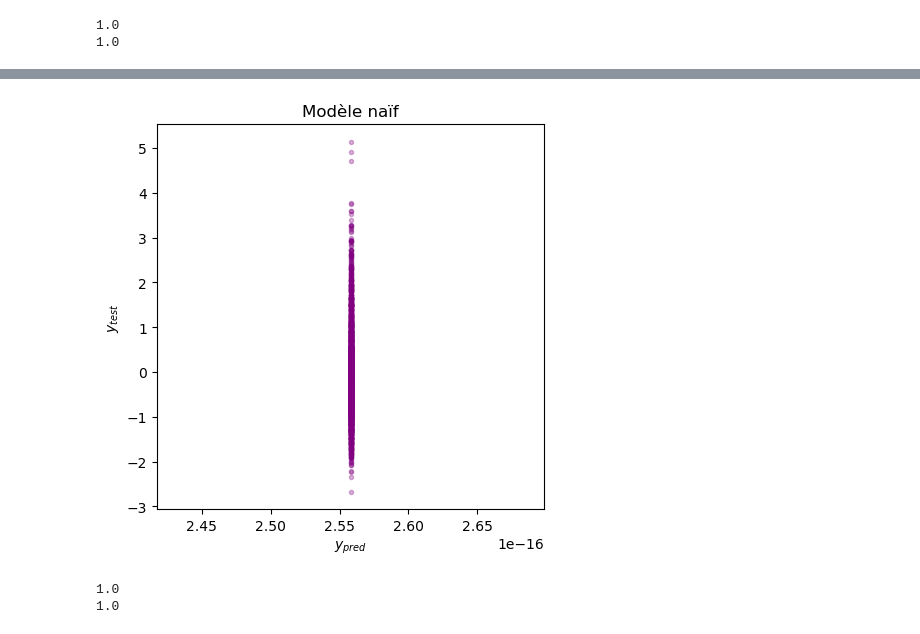
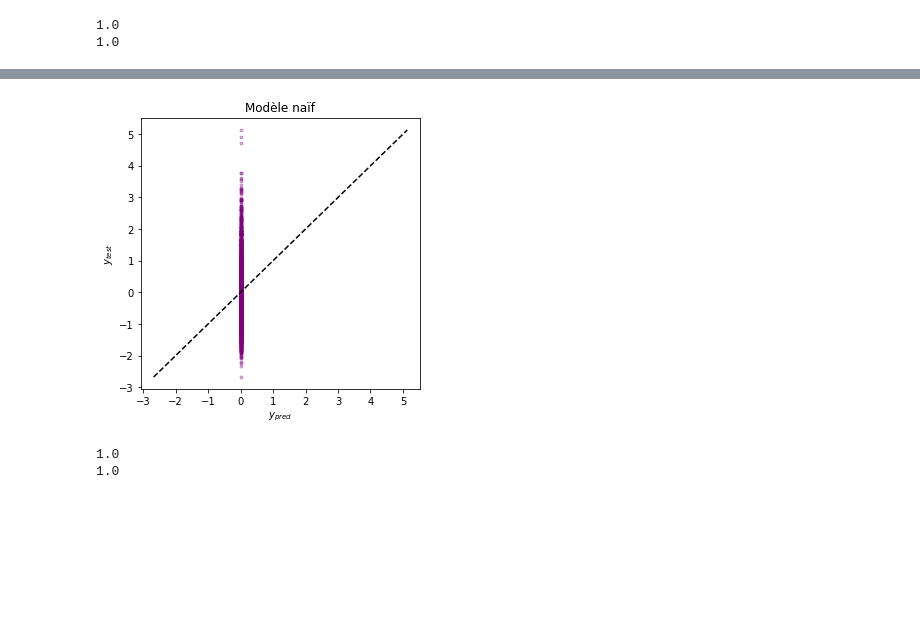
Before and after one commit to LoanRenaud/zundel, a Jupyter notebook: Zundel_Ion.ipynb, the cells around one changed output, grey strips where cells are left out. Cells and saved outputs as stored; diff of their text form; code cells hidden in the pictures; blank space fills up the shorter version.

```diff
--- a/Zundel_Ion.ipynb
+++ b/Zundel_Ion.ipynb
@@ -355,5 +339,5 @@ def SOAP_Vectors(xyz_filename, output_filename=None, cutoff=3., n_max=6, l_max=6
 # %%
-Soap_pca=SOAP_Vectors("new_positions_sparse.xyz", output_filename=None, cutoff=3., n_max=6, l_max=6, zeta=2.0,
-         atom_sigma=0.5, pbc=True, peratom=False, pca_d=25, njobs=4)
+Soap_pca,pca=SOAP_Vectors("new_positions_sparse.xyz", output_filename=None, cutoff=3., n_max=6, l_max=6, zeta=2.0,
+         atom_sigma=0.5, pca_d=12)
 # %% [output]
 loaded xyz file: new_positions_sparse.xyz, with 10000 frames and elements: [1 8]
@@ -425,16 +417,16 @@ plt.legend()
 # %%
 fig=plt.figure(figsize=(5,5))
 plt.scatter(y_pred_test,  y_test, marker='.', color='purple',alpha=0.3)
 plt.xlabel('$y_{pred}$')
 plt.ylabel('$y_{test}$')
 xmin, xmax=plt.xlim()
 ymin, ymax=plt.ylim()
-#plt.plot([np.min(y_pred_test), np.min(y_pred_test)],[np.max(y_test), np.max(y_test)], color='black', linestyle='--')
+plt.plot([np.min(y_test), np.max(y_test)],[np.min(y_test), np.max(y_test)], color='black', linestyle='--')
 plt.title("Modèle naïf")
 
 plt.show()
 # %% [output]
-[figure, old version]
+[figure, new version]
 # %%
 y_fit=naive_predictor(X_train_PIV_red, y_train)
 y_pred_test=naive_predictor(X_test_PIV_red, y_train)
```
Also changed, not shown: parts of 25 cells of this notebook, 4 other files.
